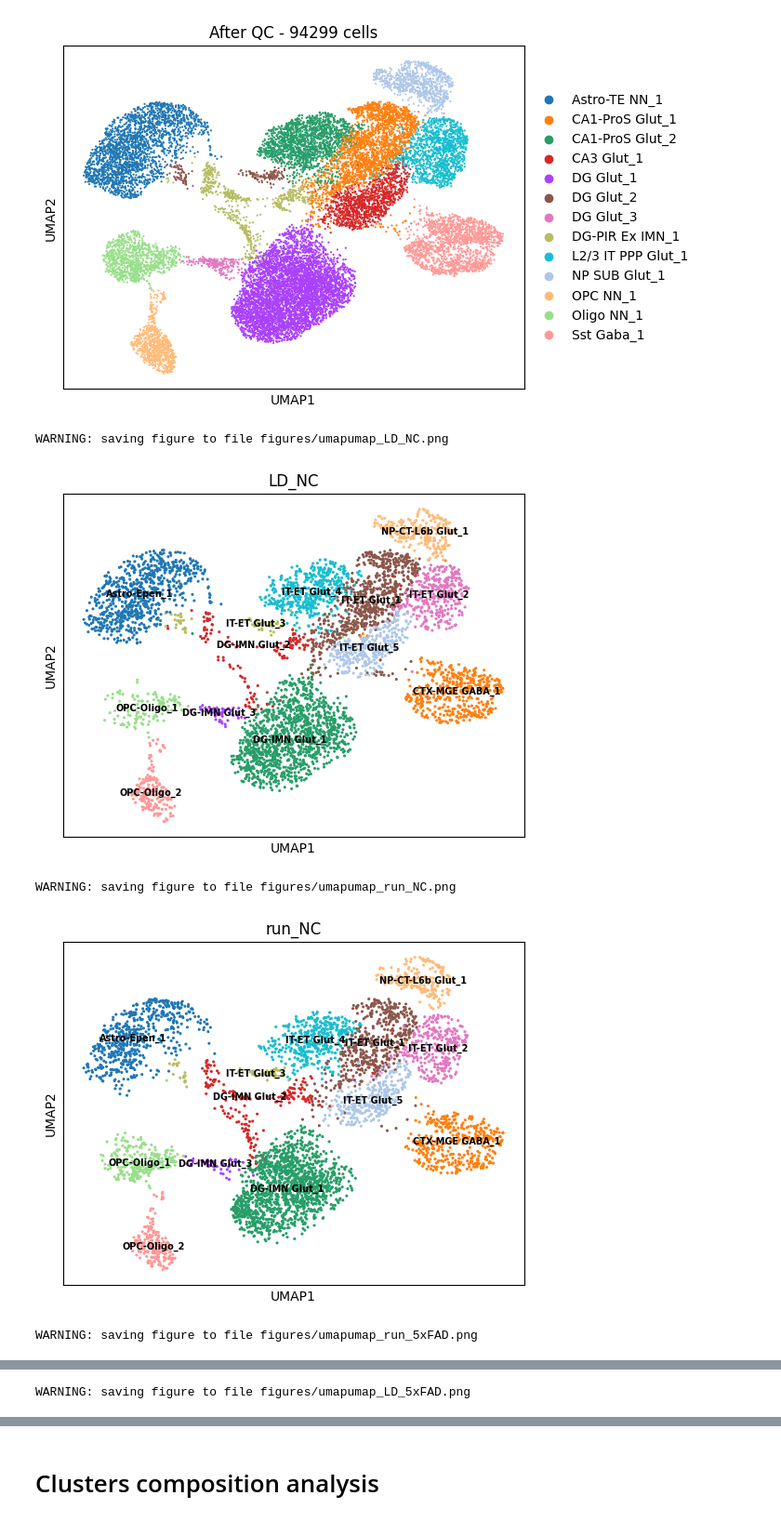
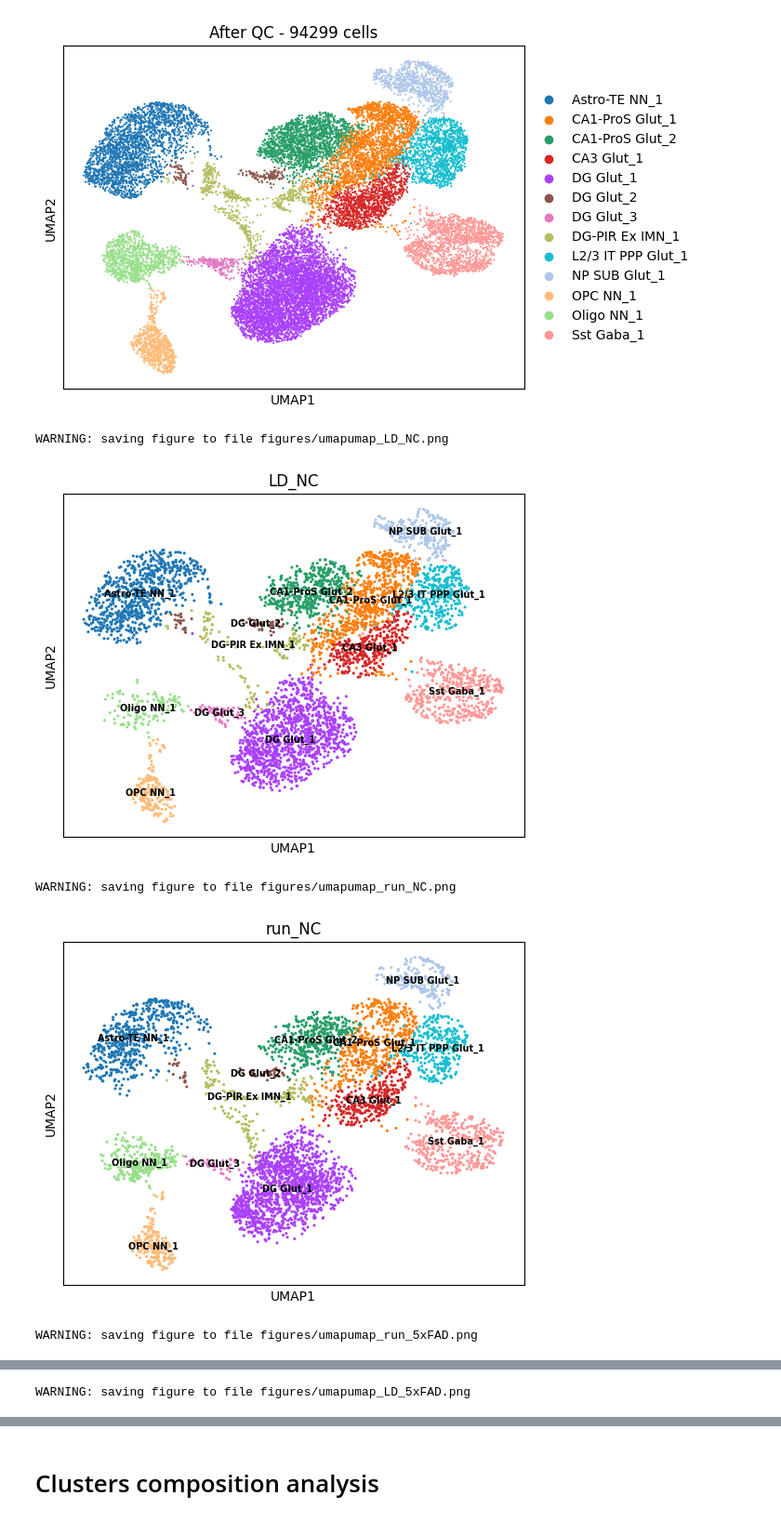
Before and after one commit to Xavier919/scRNAseq_analysis, a Jupyter notebook: sparse_autoencoder_.ipynb, the cells around one changed output, grey strips where cells are left out. Shown at 93% size. Saved outputs shown, nothing was run; the diff lists cells and outputs as text; code cells hidden in the pictures.

```diff
--- a/sparse_autoencoder_.ipynb
+++ b/sparse_autoencoder_.ipynb
@@ -142,4 +142,4 @@ filtered_state_dict = {k: v for k, v in state_dict.items() if k in model_state_d
 autoencoder.load_state_dict(filtered_state_dict, strict=False)
 autoencoder.eval()
 autoencoder.cpu()
-#apply_pruning(autoencoder, amount=0.99)
+apply_pruning(autoencoder, amount=0.99)
@@ -213,10 +203,10 @@ WARNING: saving figure to file figures/umapumap_all_groups.png
 # %%
 # Plot separately by sample tag
 sample_tags = adata_test.obs['Sample_Tag'].unique()
-plot_umap(adata_test, sample_tags, cluster_type='cluster_class_name', legend_fontsize=7)
+plot_umap(adata_test, sample_tags, cluster_type='cluster_subclass_name', legend_fontsize=7)
 # %% [output]
 WARNING: saving figure to file figures/umapumap_LD_NC.png
-[figure, old version]
+[figure, new version]
 WARNING: saving figure to file figures/umapumap_run_NC.png
-[figure, old version]
+[figure, new version]
 WARNING: saving figure to file figures/umapumap_run_5xFAD.png
```
Also changed, not shown: parts of 13 cells of this notebook, 1 other file.
